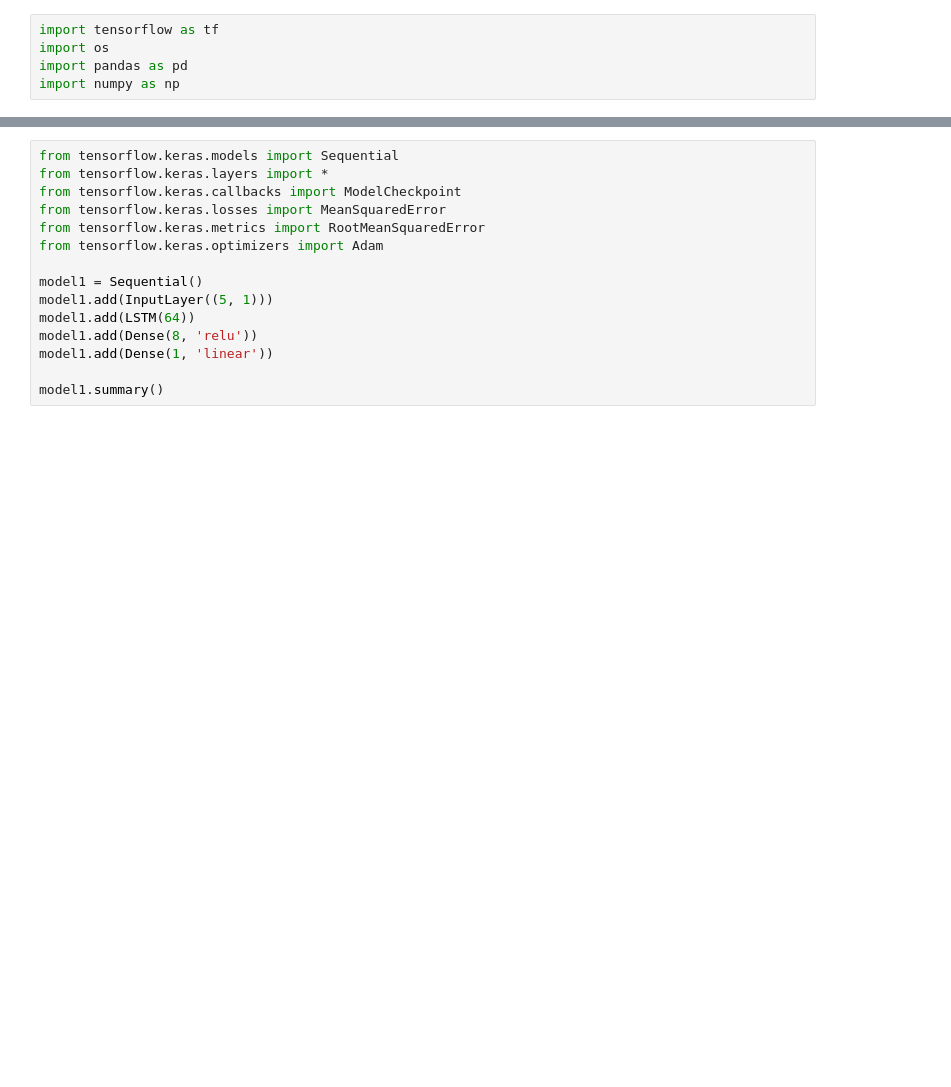
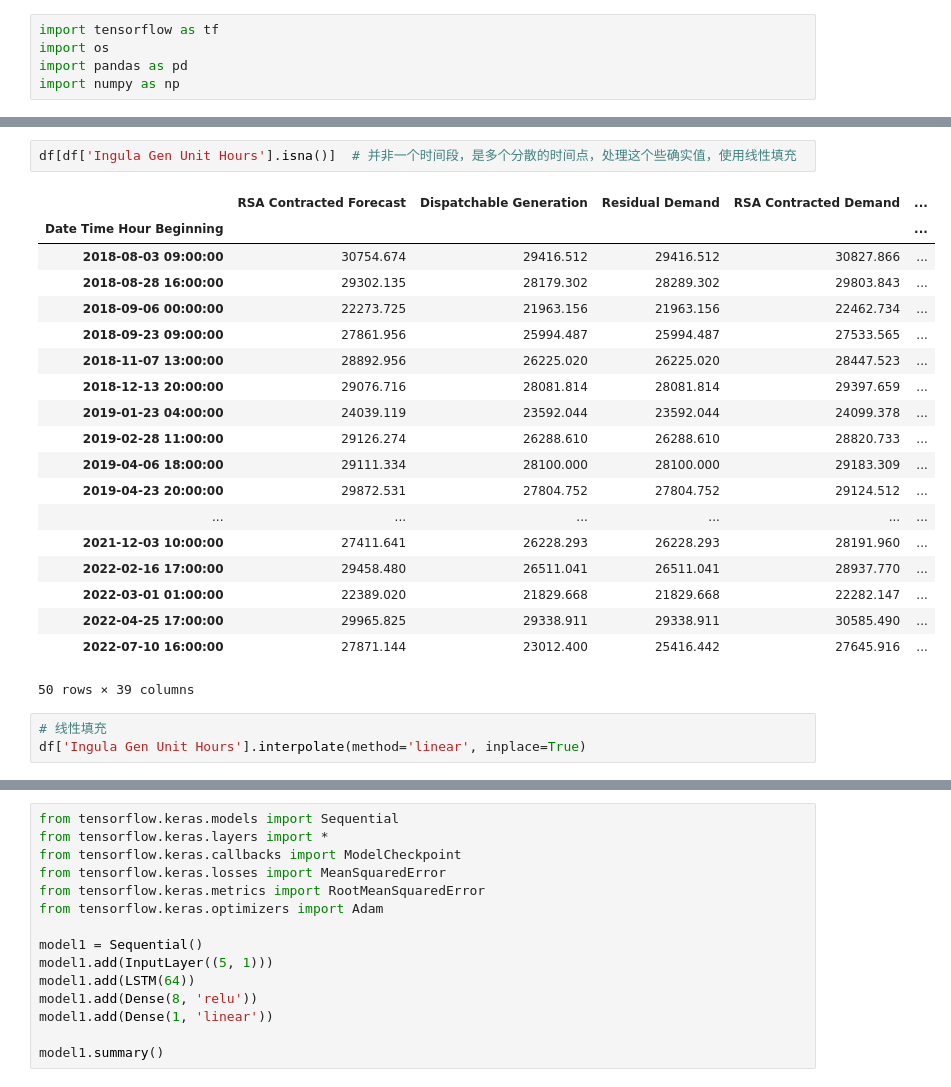
Before and after one commit to SHYXIN/100-Days-Of-ML-Code, a Jupyter notebook: Copy_of_LSTM_Time_Series_Forecasting.ipynb, the cells around one changed output, grey strips where cells are left out. Cells and saved outputs as stored; diff of their text form; blank space fills up the shorter version.

```diff
--- a/Copy_of_LSTM_Time_Series_Forecasting.ipynb
+++ b/Copy_of_LSTM_Time_Series_Forecasting.ipynb
@@ -72,0 +65,25 @@ df[:26]
+# %%
+df[df['Ingula Gen Unit Hours'].isna()]  # 并非一个时间段，是多个分散的时间点，处理这个些确实值，使用线性填充
+# %% [output]
+|  | RSA Contracted Forecast | Dispatchable Generation | Residual Demand | RSA Contracted Demand | ... |
+| Date Time Hour Beginning |  |  |  |  | ... |
+| 2018-08-03 09:00:00 | 30754.674 | 29416.512 | 29416.512 | 30827.866 | ... |
+| 2018-08-28 16:00:00 | 29302.135 | 28179.302 | 28289.302 | 29803.843 | ... |
+| 2018-09-06 00:00:00 | 22273.725 | 21963.156 | 21963.156 | 22462.734 | ... |
+| 2018-09-23 09:00:00 | 27861.956 | 25994.487 | 25994.487 | 27533.565 | ... |
+| 2018-11-07 13:00:00 | 28892.956 | 26225.020 | 26225.020 | 28447.523 | ... |
+| 2018-12-13 20:00:00 | 29076.716 | 28081.814 | 28081.814 | 29397.659 | ... |
+| 2019-01-23 04:00:00 | 24039.119 | 23592.044 | 23592.044 | 24099.378 | ... |
+| 2019-02-28 11:00:00 | 29126.274 | 26288.610 | 26288.610 | 28820.733 | ... |
+| 2019-04-06 18:00:00 | 29111.334 | 28100.000 | 28100.000 | 29183.309 | ... |
+| 2019-04-23 20:00:00 | 29872.531 | 27804.752 | 27804.752 | 29124.512 | ... |
+| ... | ... | ... | ... | ... | ... |
+| 2021-12-03 10:00:00 | 27411.641 | 26228.293 | 26228.293 | 28191.960 | ... |
+| 2022-02-16 17:00:00 | 29458.480 | 26511.041 | 26511.041 | 28937.770 | ... |
+| 2022-03-01 01:00:00 | 22389.020 | 21829.668 | 21829.668 | 22282.147 | ... |
+| 2022-04-25 17:00:00 | 29965.825 | 29338.911 | 29338.911 | 30585.490 | ... |
+| 2022-07-10 16:00:00 | 27871.144 | 23012.400 | 25416.442 | 27645.916 | ... |
+50 rows × 39 columns
+# %%
+# 线性填充
+df['Ingula Gen Unit Hours'].interpolate(method='linear', inplace=True)
```
Also changed, not shown: parts of 67 cells of this notebook.
